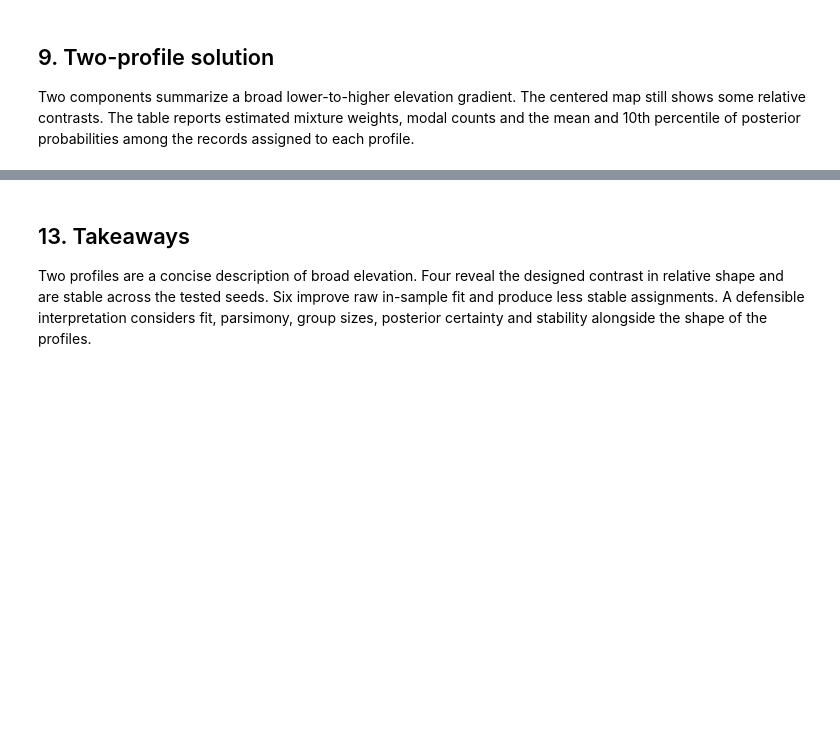
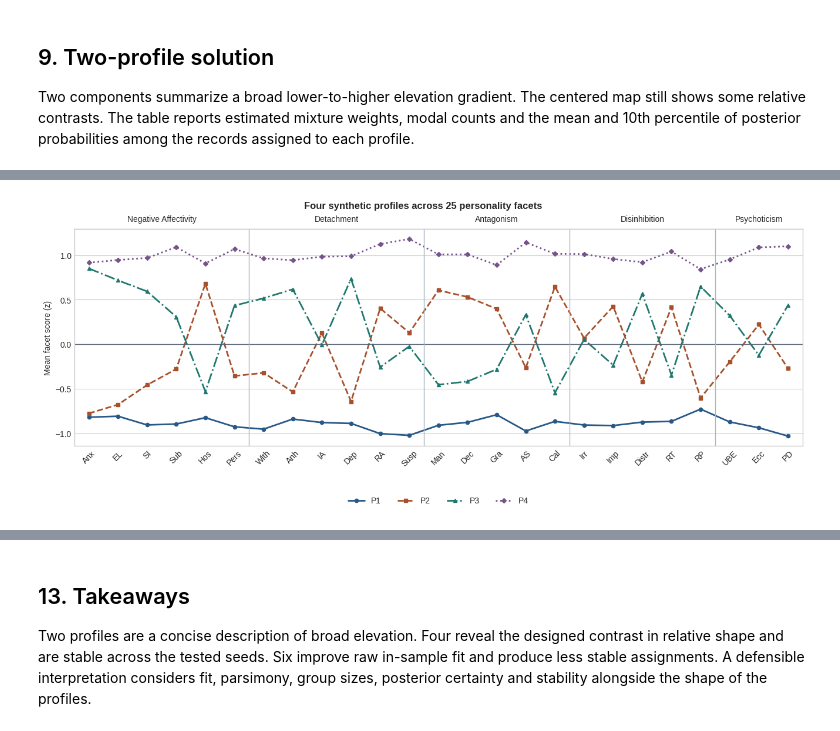
Before and after one commit to silvanamontesdata/latent-profile-analysis-personality, a Jupyter notebook: notebooks/latent_profile_analysis.ipynb, the cells around one changed output, grey strips where cells are left out. Saved outputs shown, nothing was run; the diff lists cells and outputs as text; code cells hidden in the pictures; blank space fills up the shorter version.

```diff
--- a/notebooks/latent_profile_analysis.ipynb
+++ b/notebooks/latent_profile_analysis.ipynb
@@ -140,0 +141,6 @@ Elevation share: 86.2% · Minimum seed-pair ARI: 1.000
+# %%
+fig = plot_profile_lines(profiles[4][0], DOMAINS)
+fig.savefig(figure_dir / "four-profile-facets.png", dpi=170, bbox_inches="tight")
+plt.show()
+# %% [output]
+[figure, added]
```
Also changed, not shown: parts of 12 cells of this notebook, 7 other files.
